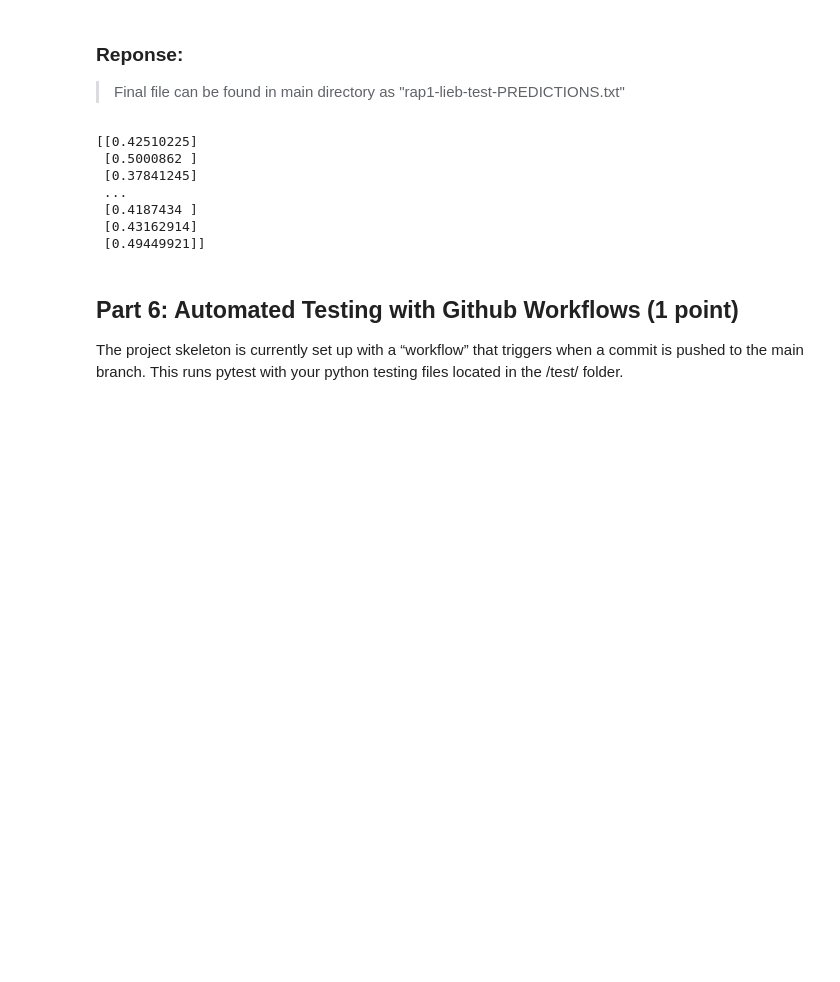
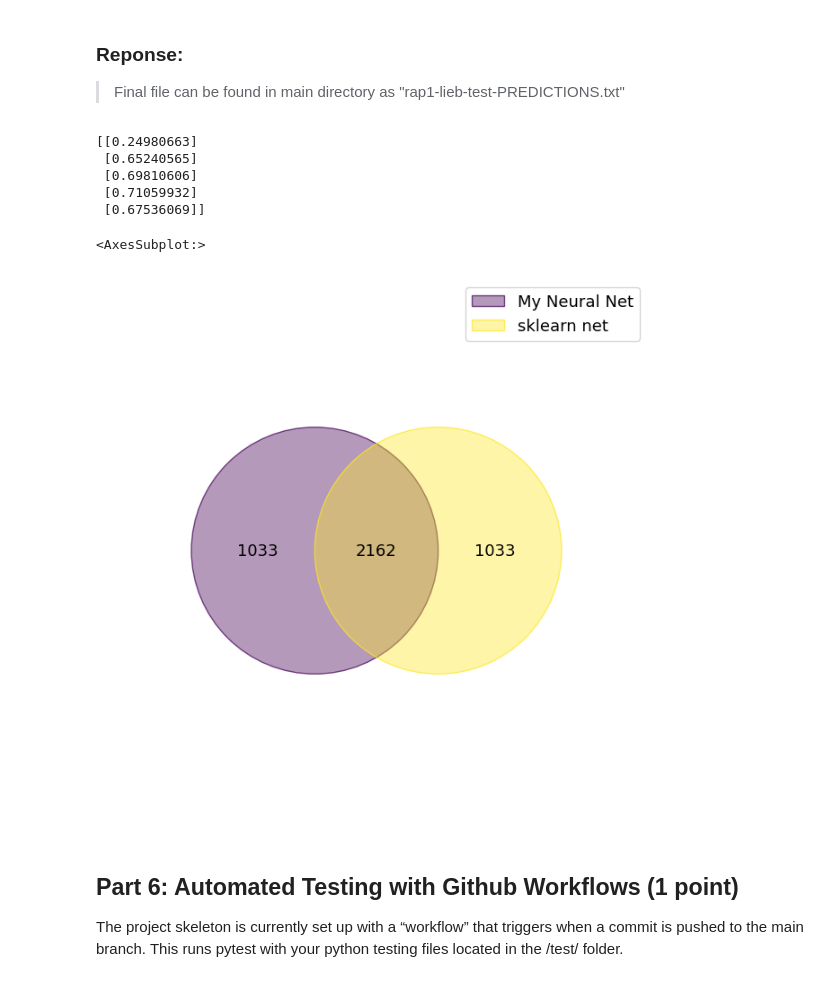
Before and after one commit to aseveritt/BMI203_Project3, a Jupyter notebook: Amanda_Everitt_BMI203_HW3.ipynb, the cells around one changed output. Drawn from its saved outputs; the diff is of its cells as text; code cells hidden in the pictures; blank space fills up the shorter version.

```diff
--- a/Amanda_Everitt_BMI203_HW3.ipynb
+++ b/Amanda_Everitt_BMI203_HW3.ipynb
@@ -856,26 +958,23 @@ for line in open("data/rap1-lieb-test.txt", "r"):
     input_vals = NN.oneHotDNA(seq, flatten=True)
     encoded_DNA.append(input_vals)
 
-new_data = np.asarray(new_data)
+encoded_DNA = np.asarray(encoded_DNA)
 # %%
-final_NN  = NN.NeuralNetwork(setup_nodes = (68, 10, 1),
-                             activation = "sigmoid",
-                             seed=1)
-
+final_NN  = NN.NeuralNetwork(setup_nodes = (68, 10, 1), activation = "sigmoid", seed=1)
 final_NN.fit(input_data=data,
-                    expected_output = labels,
-                    epochs = 10,
-                    learning_rate = 1,
-                    lam = 0, verbose=False)
-pred = final_NN.predict(new_data, task=None)
+                expected_output = labels,
+                epochs = 30,
+                learning_rate = 20,
+                loss_function ="MSE",
+                verbose=False)
+pred = final_NN.predict(encoded_DNA, task=None)
+print(pred[:5])
 # %% [output]
-[[0.42510225]
- [0.5000862 ]
- [0.37841245]
- ...
- [0.4187434 ]
- [0.43162914]
- [0.49449921]]
+[[0.24980663]
+ [0.65240565]
+ [0.69810606]
+ [0.71059932]
+ [0.67536069]]
 # %%
 f = open('rap1-lieb-test-PREDICTIONS.txt', 'w')
 for name, score in zip(DNA, pred):
@@ -887,2 +984,24 @@ f.close()
+# %%
+new_data_index= list(range(0, len(encoded_DNA), 1))
+
+pred = nn_final.predict(encoded_DNA)
+pred_classes = np.round(pred, decimals=0)
+sklearn_set = [str(i) + "_" + str(j) for i, j in zip(new_data_index, pred_classes)]
+
+pred = final_NN.predict(encoded_DNA, task="round")
+my_set = [str(i) + "_" + str(j) for i, j in zip(new_data_index, pred)]
+
+from venn import venn
+
+plt.rcParams.update({'figure.figsize':(7,5), 'figure.dpi':100})
+m = {
+    "My Neural Net": set(my_set),
+    "sklearn net": set(sklearn_set),
+}
+venn(m)
+#lol doesn't seem promising but we'll see.
+# %% [output]
+<AxesSubplot:>
+[figure, added]
 # %% [markdown]
 ## Part 6: Automated Testing with Github Workflows (1 point)
```
Also changed, not shown: parts of 33 cells of this notebook, 10 other files.
